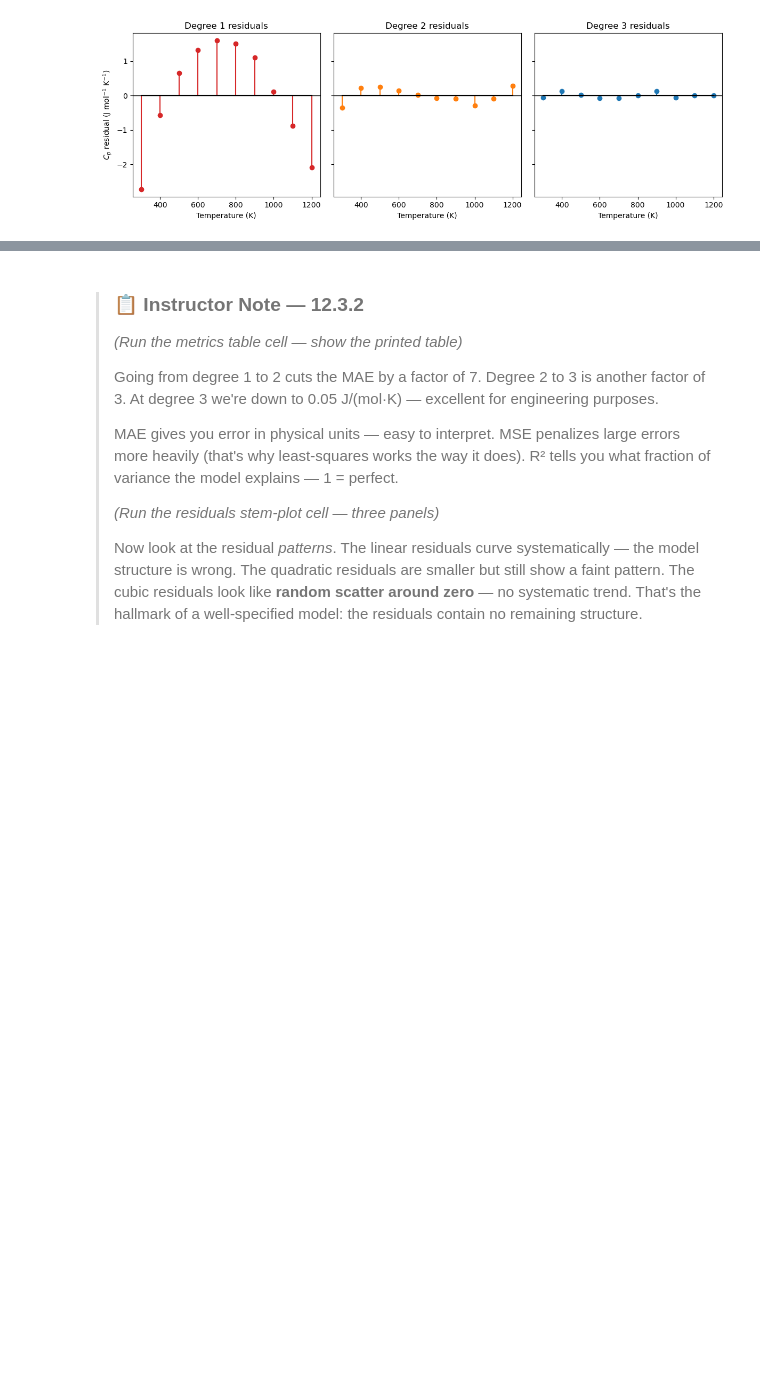
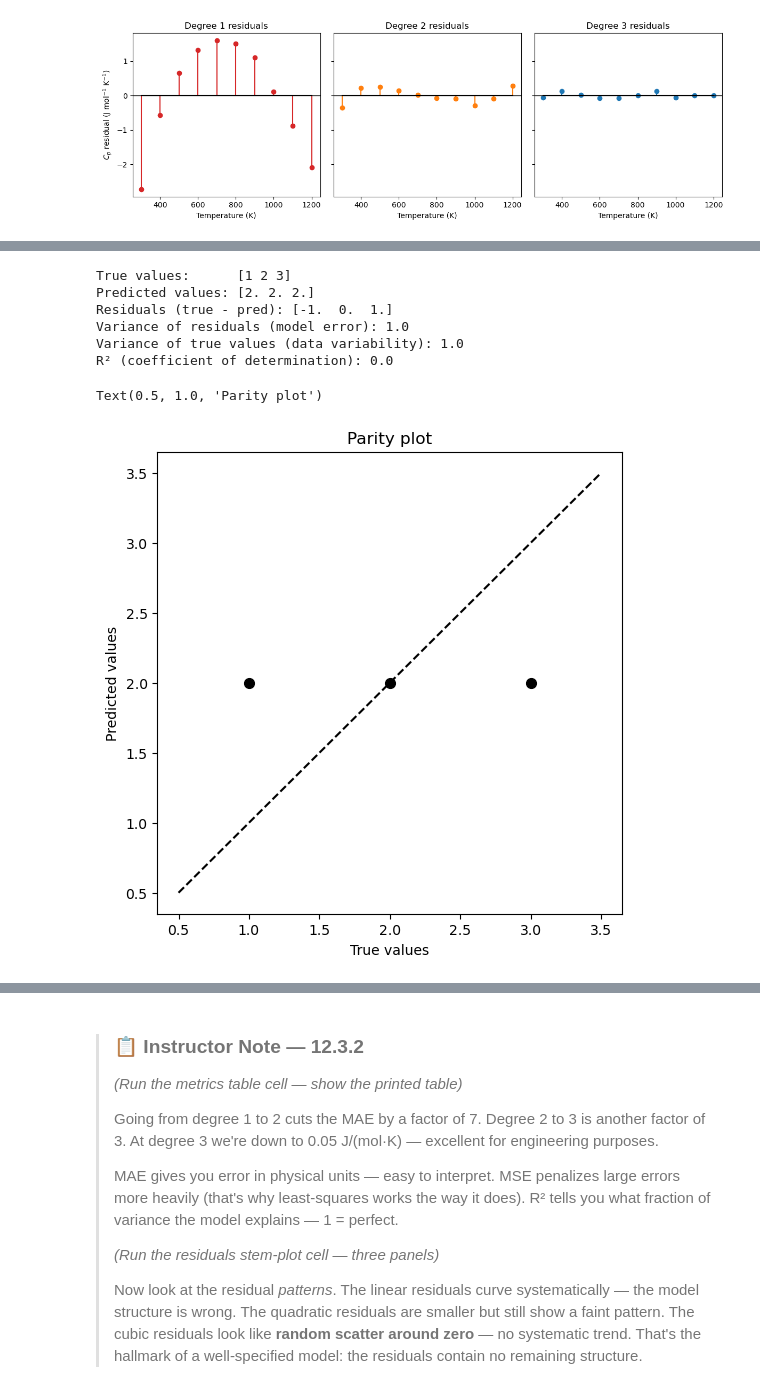
Before and after one commit to ock-group/CHME212-2026-Spring, a Jupyter notebook: _sources/docs/chapter12/12_notebook-in-class.ipynb, the cells around one changed output, grey strips where cells are left out. Cells and saved outputs as stored; diff of their text form; code cells hidden in the pictures; blank space fills up the shorter version.

```diff
--- a/_sources/docs/chapter12/12_notebook-in-class.ipynb
+++ b/_sources/docs/chapter12/12_notebook-in-class.ipynb
@@ -377 +405,43 @@ $$
 - $R^2 < 0$ — the model is worse than the mean (a sign something is seriously wrong)
+# %%
+true = np.array([1, 2, 3])
+mean = np.mean(true)
+pred = np.array([1.1, 1.7, 3.2])
+pred = np.array([mean, mean, mean])
+residuals = true - pred
+print("True values:     ", true)
+print("Predicted values:", pred)
+print("Residuals (true - pred):", residuals)
+
+
+
+
+# numerator = variance of residuals (model error)
+residual_variance = np.var(residuals, ddof=1)
+print("Variance of residuals (model error):", residual_variance)
+
+# denominator = variance of true values (data variability)
+true_variance = np.var(true, ddof=1)
+print("Variance of true values (data variability):", true_variance)
+
+
+# caculate R2
+R2 = 1 - residual_variance / true_variance
+print("R² (coefficient of determination):", R2)
+
+# plot the parity plot
+fig, ax = plt.subplots(figsize=(6, 6))
+ax.plot(true, pred, 'ko', markersize=7)
+ax.plot([0.5, 3.5], [0.5, 3.5], 'k--')  # parity line
+ax.set_xlabel('True values')
+ax.set_ylabel('Predicted values')
+ax.set_title('Parity plot')
+# %% [output]
+True values:      [1 2 3]
+Predicted values: [2. 2. 2.]
+Residuals (true - pred): [-1.  0.  1.]
+Variance of residuals (model error): 1.0
+Variance of true values (data variability): 1.0
+R² (coefficient of determination): 0.0
+Text(0.5, 1.0, 'Parity plot')
+[figure, added]
```
Also changed, not shown: parts of 6 cells of this notebook, 42 other files.
